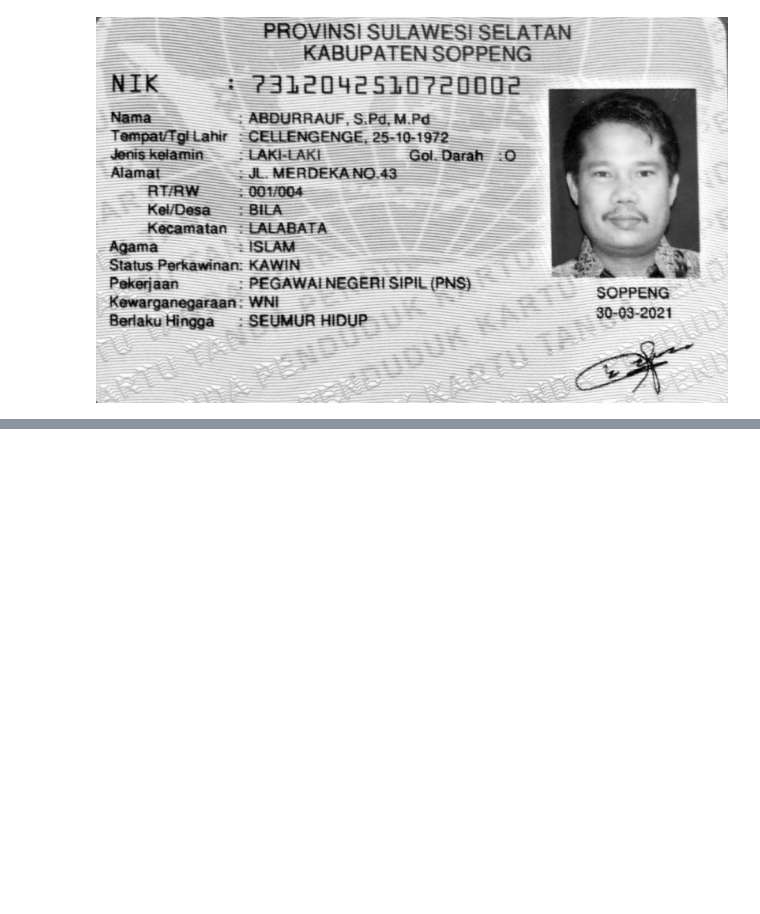
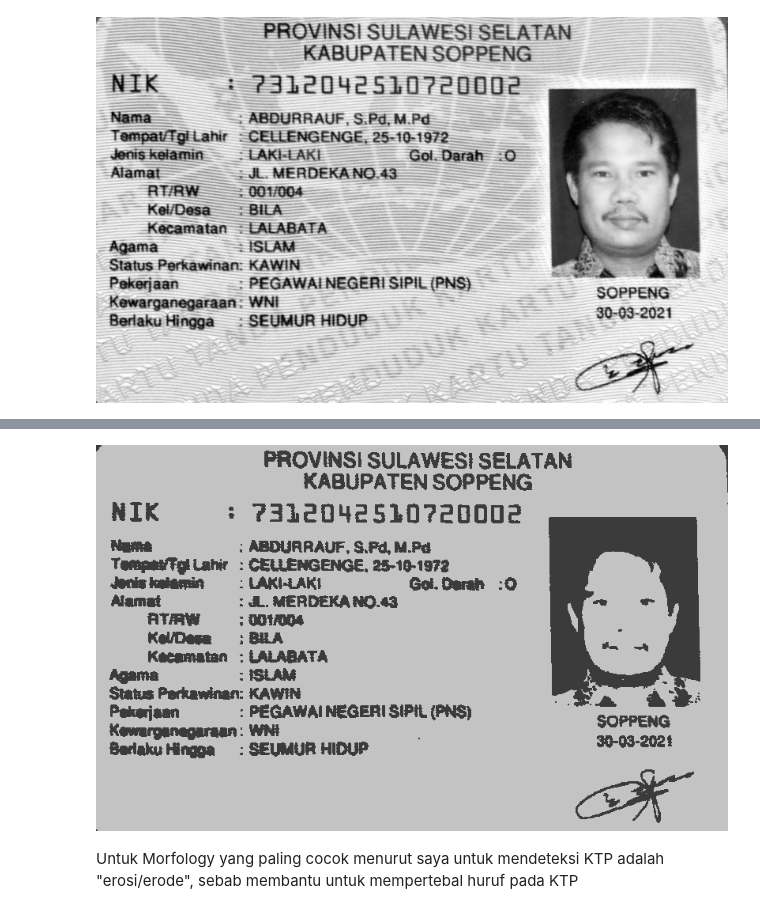
Before and after one commit to Aikhusy/PCVK, a Jupyter notebook: week9.ipynb, the cells around one changed output, grey strips where cells are left out. Drawn from its saved outputs; the diff is of its cells as text; code cells hidden in the pictures; blank space fills up the shorter version.

```diff
--- a/week9.ipynb
+++ b/week9.ipynb
@@ -498,0 +501,21 @@ cv2_imshow(ktp)
+# %%
+from sklearn.cluster import KMeans
+def clusteringWarna (k,image):
+    k = 2
+    newImage = image.reshape((-1, 1))
+    kmeans = KMeans(n_clusters=k)
+    kmeans.fit(newImage)
+    cluster_centers = kmeans.cluster_centers_.astype(np.uint8)
+    segmented_image = cluster_centers[kmeans.labels_].reshape(image.shape)
+
+    # Tampilkan citra sebelum dan sesudah segmentasi
+
+    return segmented_image
+# %%
+segmented_image = clusteringWarna(2, eroded_image)
+# %%
+cv2_imshow(segmented_image)
+# %% [output]
+[figure, added]
+# %% [markdown]
+Untuk Morfology yang paling cocok menurut saya untuk mendeteksi KTP adalah "erosi/erode", sebab membantu untuk mempertebal huruf pada KTP
```
Also changed, not shown: parts of 2 cells of this notebook.
